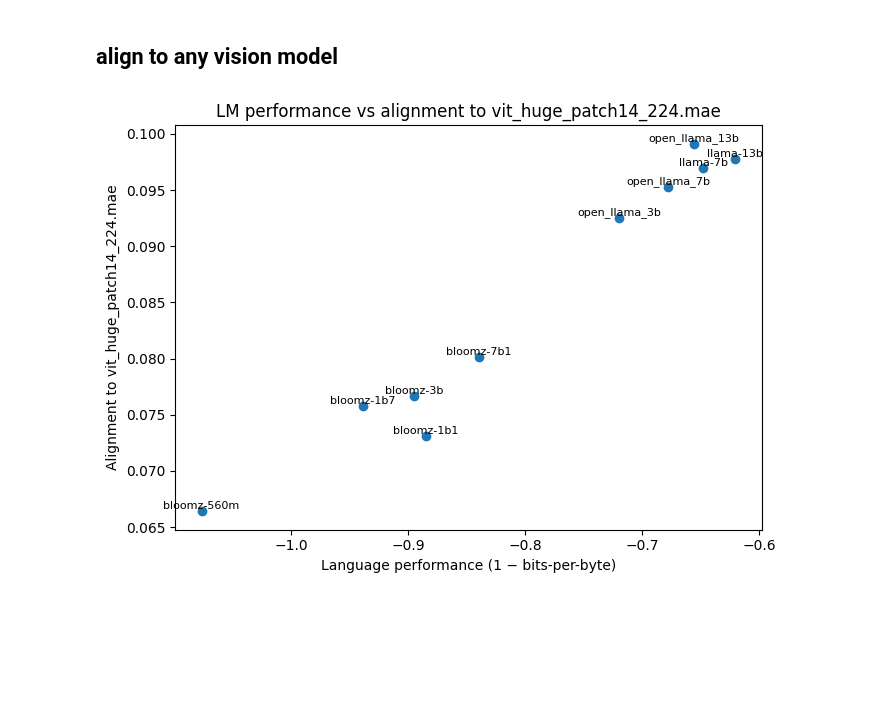
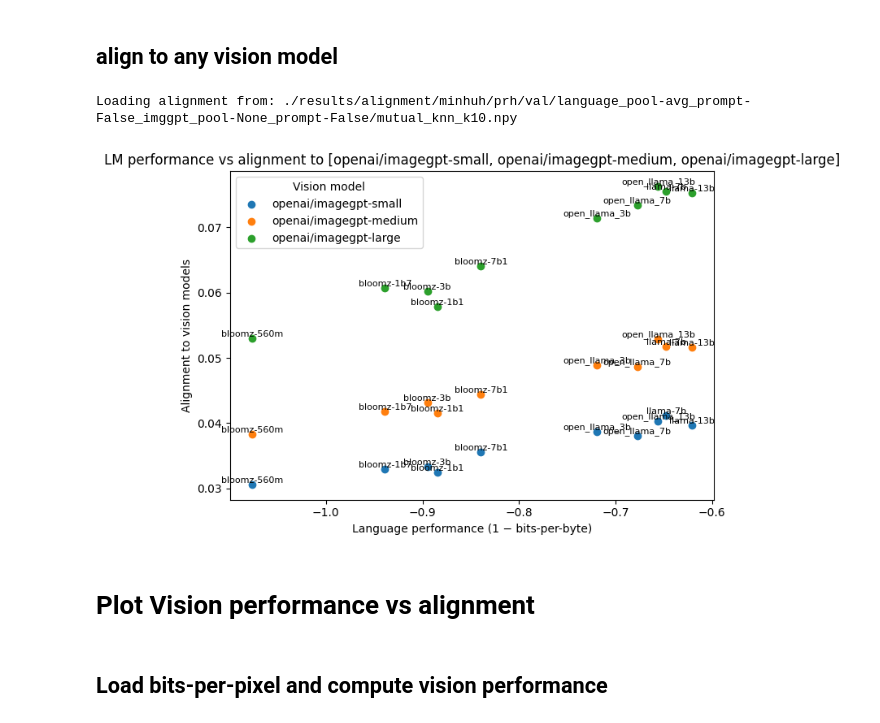
Before and after one commit to hjwu0515/platonic_rep_random, a Jupyter notebook: graphresults.ipynb, the cells around one changed output. Cells and saved outputs as stored; diff of their text form; code cells hidden in the pictures; blank space fills up the shorter version.

```diff
--- a/graphresults.ipynb
+++ b/graphresults.ipynb
@@ -106,0 +119,26 @@ array([0.10644531, 0.11269531, 0.11689453, 0.12119141, 0.13095704,
+# %%
+# Find index of the chosen DINOv2 model
+assert DINO_NAME in lvm_models, f"{DINO_NAME} not found in lvm_models"
+dino_idx = lvm_models.index(DINO_NAME)
+print(f"\nUsing DINOv2 model: {DINO_NAME} (index {dino_idx})")
+
+
+# Path to the alignment file produced by measure_alignment.py
+# Adjust this if your directory structure differs.
+align_path = os.path.join(
+    ALIGN_DIR,
+    dataset,
+    modelset,
+    f"language_pool-{lang_pool}_prompt-{lang_prompt}_"
+    f"vision_pool-{vision_pool}_prompt-{vision_prompt}",
+    "mutual_knn_k10_paperres.npy",
+)
+
+print("Loading alignment from:", align_path)
+align_result = np.load(align_path, allow_pickle=True).item()
+indices = align_result["indices"]  # shape: [num_llms, num_lvms]
+print("Alignment indices shape:", indices.shape)
+
+# Alignment to the chosen DINOv2 model: one scalar per language model
+alignment_to_dino = indices[:, dino_idx]
+alignment_to_dino
@@ -232,12 +309,25 @@ def plot_alignment_to_vision(
     plt.show()
 # %%
 # or CLIP ViT-B/32 if it's in your modelset
+align_path = os.path.join(
+    ALIGN_DIR,
+    dataset,
+    modelset,
+    f"language_pool-{lang_pool}_prompt-{lang_prompt}_"
+    f"imggpt_pool-{imggpt_pool}_prompt-{imggpt_prompt}",
+    "mutual_knn_k10.npy",
+)
 plot_alignment_to_vision(
-    "vit_huge_patch14_224.mae",
+    align_path,
+    ["openai/imagegpt-small", "openai/imagegpt-medium","openai/imagegpt-large"],
     llm_models,
-    lvm_models,
-    scores,
+    gpt_models,
     lang_perf,
 )
 # %% [output]
+Loading alignment from: ./results/alignment/minhuh/prh/val/language_pool-avg_prompt-False_imggpt_pool-None_prompt-False/mutual_knn_k10.npy
-[figure, old version]
+[figure, new version]
+# %% [markdown]
+# Plot Vision performance vs alignment
+# %% [markdown]
+## Load bits-per-pixel  and compute vision performance
```
Also changed, not shown: parts of 10 cells of this notebook.
